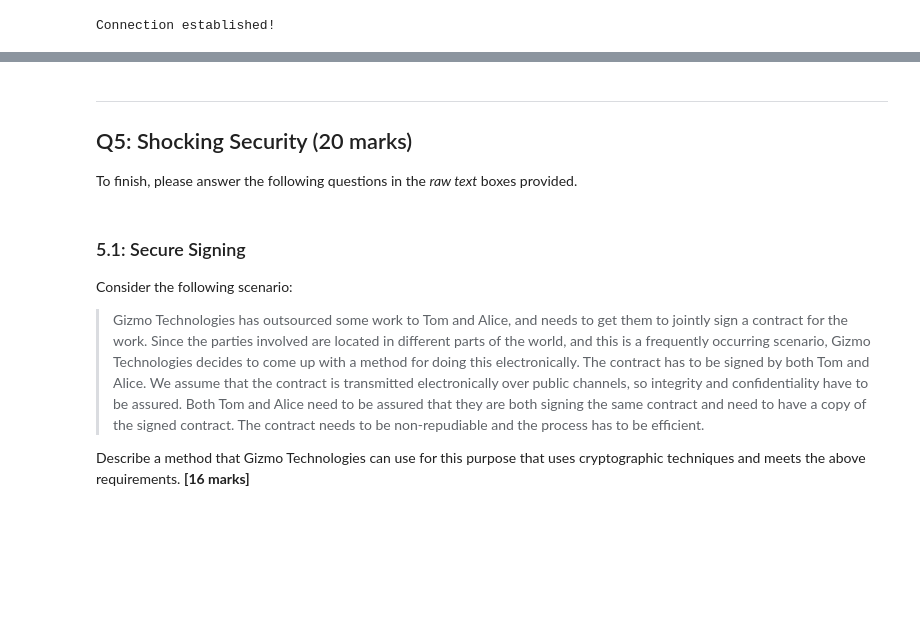
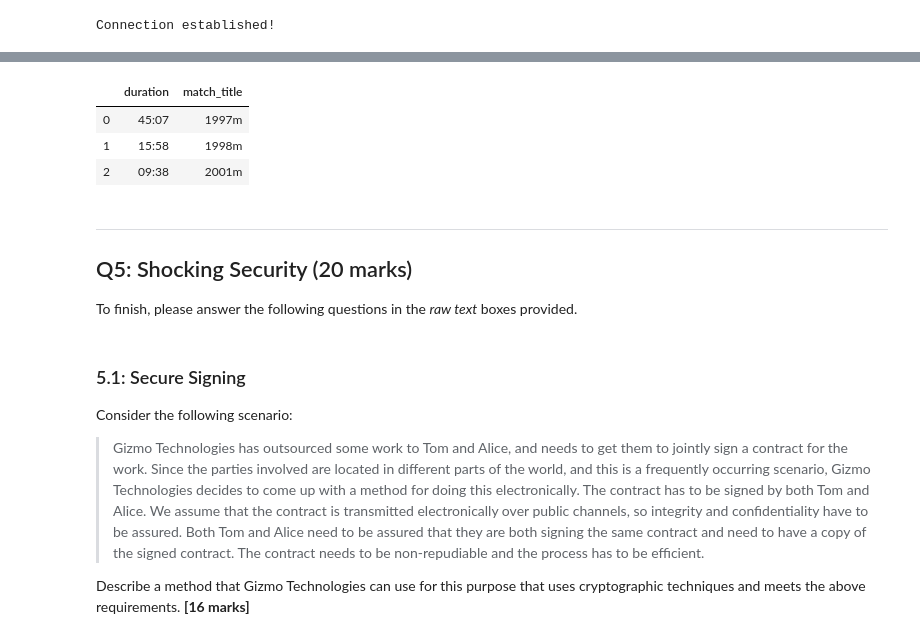
Before and after one commit to Yixi-Rao/Comp2420-assignment2, a Jupyter notebook: Assignment 2.ipynb, the cells around one changed output, grey strips where cells are left out. Saved outputs shown, nothing was run; the diff lists cells and outputs as text; code cells hidden in the pictures; blank space fills up the shorter version.

```diff
--- a/Assignment 2.ipynb
+++ b/Assignment 2.ipynb
@@ -666,0 +733,10 @@ pd.read_sql_query('''CREATE TABLE participate_in
+# %%
+df_ruuu = pd.read_sql_query('''SELECT duration,match_title
+                               FROM matches
+                               WHERE winner = 'Stone Cold Steve Austin' OR winner = 'Steve Austin' ;''',conn_db)
+df_ruuu
+# %% [output]
+|  | duration | match_title |
+| 0 | 45:07 | 1997m |
+| 1 | 15:58 | 1998m |
+| 2 | 09:38 | 2001m |
```
Also changed, not shown: parts of 16 cells of this notebook, 4 other files.
